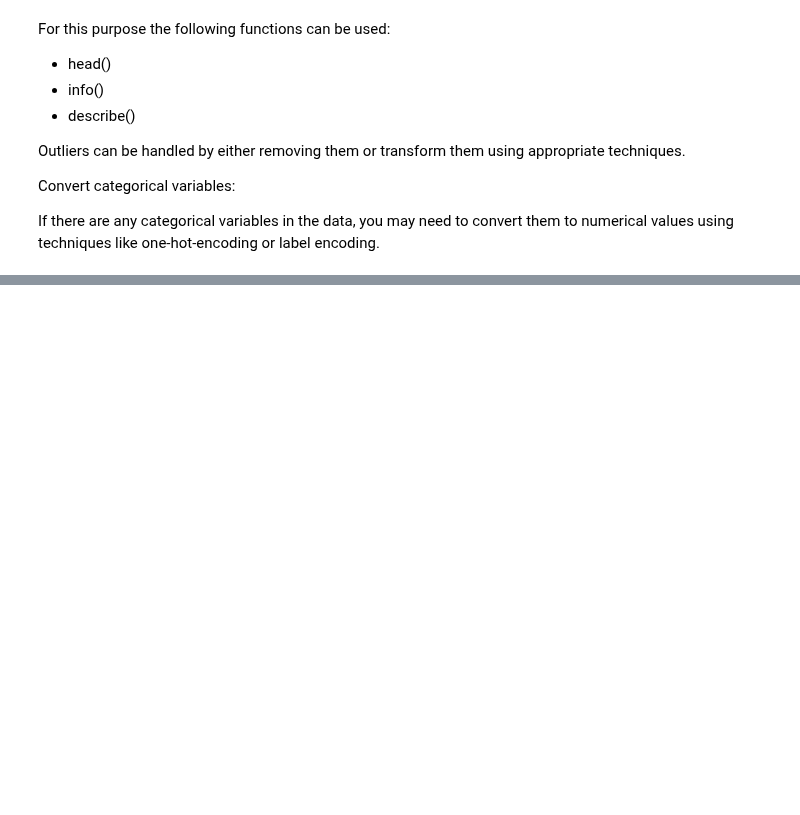
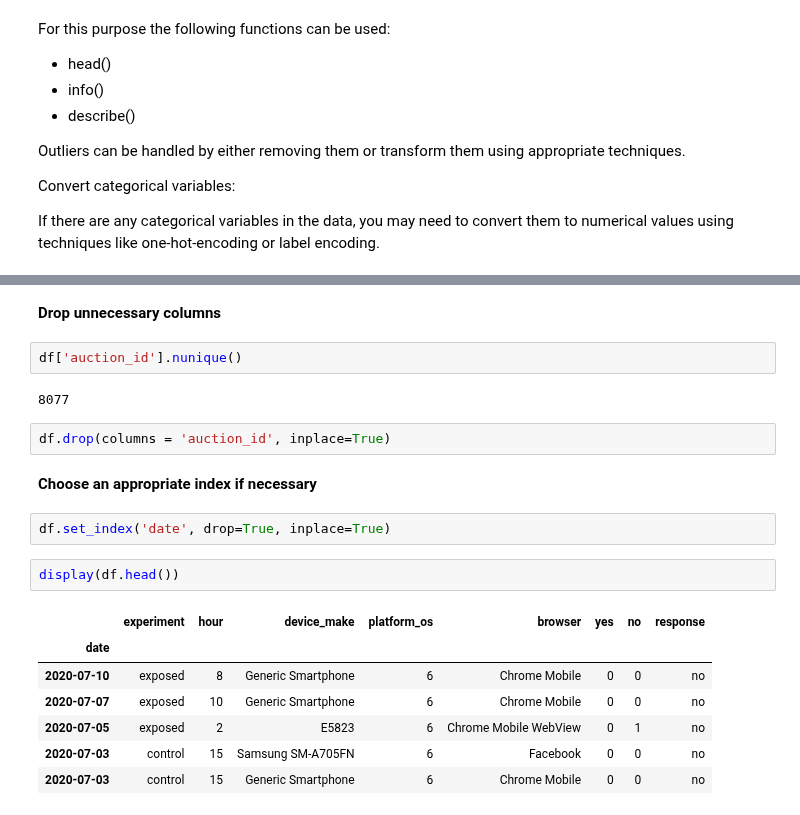
Before and after one commit to arifaygun/Magnimind-ML, a Jupyter notebook: Office_Hour_Capstone_Project(1).ipynb, the cells around one changed output, grey strips where cells are left out. Saved outputs shown, nothing was run; the diff lists cells and outputs as text; blank space fills up the shorter version.

```diff
--- a/Office_Hour_Capstone_Project(1).ipynb
+++ b/Office_Hour_Capstone_Project(1).ipynb
@@ -396,0 +460,22 @@ display(df.head())
+# %% [markdown]
+**Drop unnecessary columns**
+# %%
+df['auction_id'].nunique()
+# %% [output]
+8077
+# %%
+df.drop(columns = 'auction_id', inplace=True)
+# %% [markdown]
+**Choose an appropriate index if necessary**
+# %%
+df.set_index('date', drop=True, inplace=True)
+# %%
+display(df.head())
+# %% [output]
+|  | experiment | hour | device_make | platform_os | browser | yes | no | response |
+| date |  |  |  |  |  |  |  |  |
+| 2020-07-10 | exposed | 8 | Generic Smartphone | 6 | Chrome Mobile | 0 | 0 | no |
+| 2020-07-07 | exposed | 10 | Generic Smartphone | 6 | Chrome Mobile | 0 | 0 | no |
+| 2020-07-05 | exposed | 2 | E5823 | 6 | Chrome Mobile WebView | 0 | 1 | no |
+| 2020-07-03 | control | 15 | Samsung SM-A705FN | 6 | Facebook | 0 | 0 | no |
+| 2020-07-03 | control | 15 | Generic Smartphone | 6 | Chrome Mobile | 0 | 0 | no |
```
Also changed, not shown: parts of 11 cells of this notebook.
